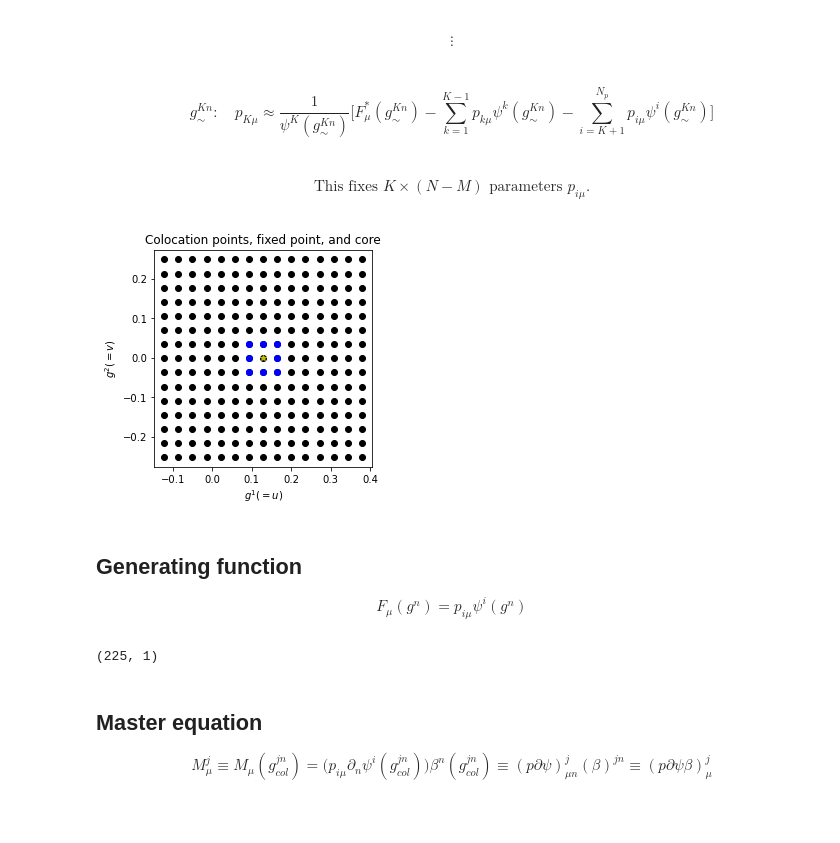
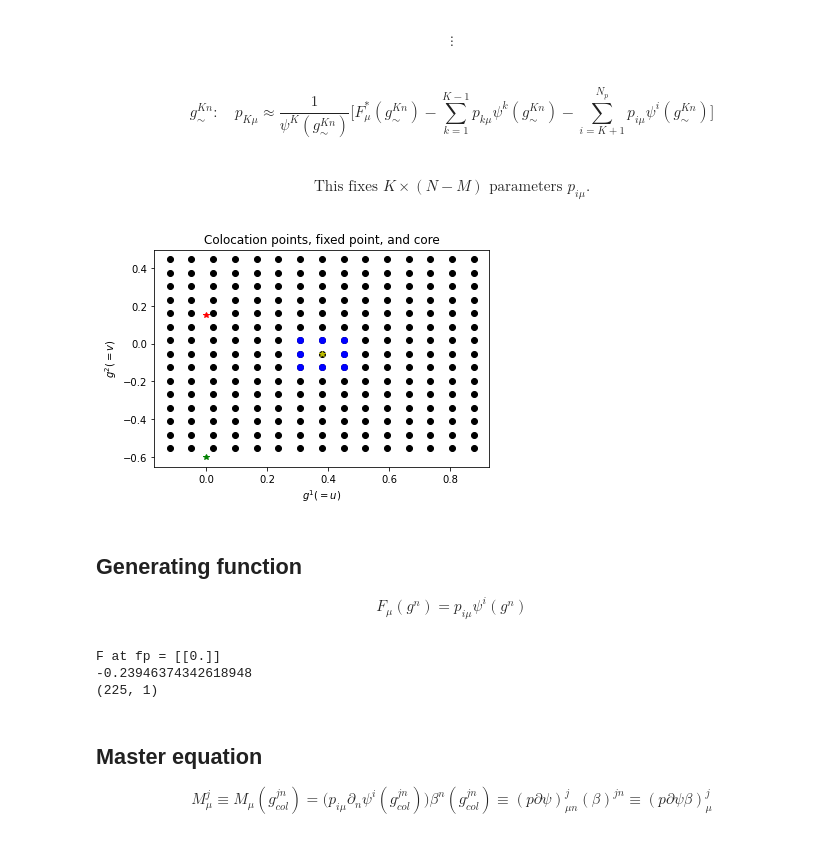
Before and after one commit to StijnCool/nast-thesis, a Jupyter notebook: General method GA - V4 - adjust cp grid.ipynb, the cells around one changed output. Drawn from its saved outputs; the diff is of its cells as text; code cells hidden in the pictures.

```diff
--- a/General method GA - V4 - adjust cp grid.ipynb
+++ b/General method GA - V4 - adjust cp grid.ipynb
@@ -40,6 +40,8 @@ from scipy.optimize import curve_fit
 
 ## setup
 np.set_printoptions(linewidth=160)
+
+ver = 0
 # %%
 ## Graphs from tests
 
@@ -104,15 +116,25 @@ $$ \partial_n F^*_{\mu}(g^n) = (\partial F^*(g^n))_n = c_{n\mu} =
 \equiv (\nabla F^*(u,v))_n = \Bigg( -1 \quad \frac{864(\sqrt{82}-11)\pi^2}{2197} \Bigg) $$
 # %%
 ## linear generating function and its derivative
-
-c_fp = np.array([
-    [-1],
-    [864*(82**0.5-11)*math.pi**2/2197],
-    [169*(15+82**0.5)/(3456*math.pi**2)]
-]) # N+1 x N-M coefficients c_fp[n',mu] [!] this line is specifically 2D
+c_fp=0
+if ver==1:
+    c_fp = np.array([
+        [-1],
+        [864*(82**0.5-11)*math.pi**2/2197],
+        [169*(15+82**0.5)/(3456*math.pi**2)]
+    ]) # N+1 x N-M coefficients c_fp[n',mu] [!] this line is specifically 2D
+else:
+    c_fp = np.array([
+        [172 - 137*43**0.5],
+        [215 + 44*43**0.5],
+        [49*(1003*43**0.5 - 989)/(288*math.pi)]
+    ]) # N+1 x N-M coefficients c_fp[n',mu] [!] this line is specifically 2D
 
 def F_fp(g): # Calculate c_fp[n',mu]*g[n'] (n' means (gn, 1))
     return np.matmul(np.append(g,[1]),c_fp) # F_fp [!] this line is specifically 2D
 
 def dF_fp(): # Return dF_fp
     return np.array([c_fp[:-1,:]]) # dF_fp[nth derivative] [!] this line is specifically 2D
+
+linear_v = -c_fp[-1,0]/c_fp[-2,0] # [!] this line is specifically 2D
+print(f'Linear v = {linear_v}')
@@ -123,12 +147,18 @@ def dF_fp(): # Return dF_fp
 
 N_cp_g = 15 # Number of colocation points in each direction g^n
 N_cp = N_cp_g**N # Number of colocation points
-cp_bound = 0.25 # Search space above and below fp
-sigma = cp_bound*2/N_cp_g # smoothness factor for basis functions
+
+# Search space above and below fp for each direction g^n; cp_bound[nth direction, 0=lower 1=upper]
+cp_bound = np.abs(np.array([[0.5,0.5], [0.5,0.5]]))
+
+sigma = np.mean(cp_bound)*2/N_cp_g # smoothness factor for basis functions
 
 print(sigma)
 
-cps = np.array([np.linspace(gn-cp_bound, gn+cp_bound, N_cp_g) for gn in fp]) # linspaces that span space of colocation points
+cps = np.array([np.linspace(
+    fp[n]-cp_bound[n,0],
+    fp[n]+cp_bound[n,1],
+    N_cp_g) for n in range(0,fp.size)]) # linspaces that span space of colocation points
 gg = np.array(np.meshgrid(*cps,indexing='ij')) # gg[n,n_cp_g1,...,n_cp_gn]
 
 def idToCoord(cp):
@@ -221,35 +251,37 @@ fp_id = findFpId()
 
 core_ids = findCoreIds()
 core_coords = idToCoord(core_ids)
 
 # plot colocation points and core
 if N == 2:
     fig_grid = plt.figure()
     ax_grid = fig_grid.add_subplot()
     plt.plot(gg[0], gg[1], marker='o', color='k', linestyle='none')
     plt.plot(fp[0], fp[1], marker='*', color='y')
+    plt.plot(0, target, marker='*', color='r')
+    plt.plot(0, linear_v, marker='*', color='g')
     plt.plot(core_coords[:,0], core_coords[:,1], marker='o', color='b', linestyle='none')
-    ax_grid.set_aspect('equal', adjustable='box')
+    #ax_grid.set_aspect('equal', adjustable='box')
     plt.xlabel(r'$g^1 (= u)$')
     plt.ylabel(r'$g^2 (= v)$')
     plt.title('Colocation points, fixed point, and core')
     plt.show()
 
 def findFixedParameters(p): # current parameters p
     pc = np.copy(p)
     a = core_ids[0]
     for k in range(0,core_ids.size):
         kd = core_ids[k]
         pc[k,:] = 1/pc_psi[kd,k] * np.subtract(pc_F_fp[kd], np.add(np.matmul(pc_psi[kd,0:k], pc[0:k,:]), np.matmul(pc_psi[kd,k+1:], pc[k+1:,:])))
     return pc # p[ith basis function, function mu]
 
 p = findFixedParameters(p)
 # print(p[0:3**N-1])
 # plt.figure()
 # plt.plot(p[:,0]/max(p[:,0]))
 # plt.show
 # %% [output]
-[figure, old version]
+[figure, new version]
 # %% [markdown]
 ## Generating function
 $$ F_{\mu}(g^n) = p_{i \mu} \psi^i(g^n) $$
@@ -258,23 +290,26 @@ $$ F_{\mu}(g^n) = p_{i \mu} \psi^i(g^n) $$
 
 def F(p): # p[ith function, function mu]
     val = np.matmul(pc_psi, p) # (j,i)x(i,mu)=(j,mu)
-    return np.subtract(val, val[fp_id,0]) # F[j'th point, function mu] [!] this line is specifically 2D
+    return np.subtract(val, np.matmul(psi(np.array([fp])), p)[0,0]) # F[j'th point, function mu] [!] this line is specifically 2D
 
 def F_general(G, p): # G[point, nth coord] p[ith function, function mu]
     val = np.matmul(psi(G), p)
-    return np.subtract(val, np.matmul(pc_psi, p)[fp_id,0]) # F[j'th point, function mu] [!] this line is specifically 2D
+    return np.subtract(val, np.matmul(psi(np.array([fp])), p)[0,0]) # F[j'th point, function mu] [!] this line is specifically 2D
 
 def findSolutionV2D(bound, number):
     check_coords = np.zeros((number,2))
-    check_coords[:,1] = np.linspace(fp[1]-bound, fp[1]+bound, number)
+    check_coords[:,1] = np.linspace(fp[1]-bound[1,0], fp[1]+bound[1,1], number)
     check_F = np.square(F_general(check_coords,p))
     return check_coords[np.argmin(check_F[:,0]),1]
 
-findSolutionV2D(cp_bound, 10000)
+print(f'F at fp = {F_general(np.array([fp]),p)}')
+print(findSolutionV2D(cp_bound, 100000))
 
 print(F(p).shape)
 # sns.heatmap(np.array([[F(p)[i+N_cp_g*j,0] for i in range(0,N_cp_g)] for j in range(0,N_cp_g)]))
 # %% [output]
+F at fp = [[0.]]
+-0.23946374342618948
 (225, 1)
 # %% [markdown]
 ## Master equation
```
Also changed, not shown: parts of 7 cells of this notebook, 2 other files.
